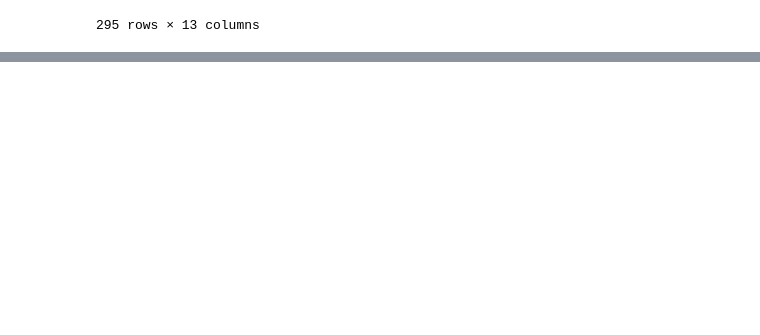
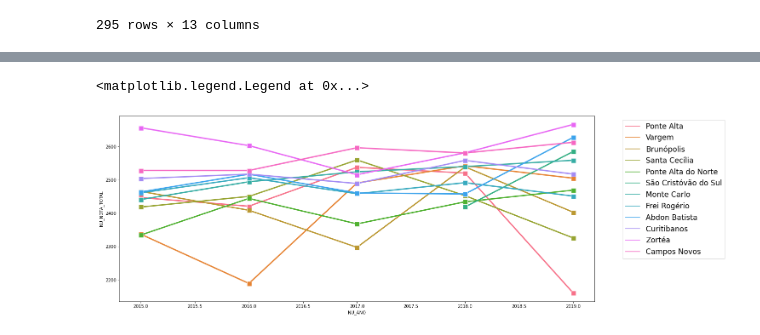
Before and after one commit to NophaieViscente/AnaliseDadosENEM, a Jupyter notebook: Analisando_Dados_da_Educação_ENEM_SC_Mesorregião_Serrana_|_Microrregião_de_Curitibanos.ipynb, the cells around one changed output, grey strips where cells are left out. Drawn from its saved outputs; the diff is of its cells as text; code cells hidden in the pictures; blank space fills up the shorter version.

```diff
--- a/Analisando_Dados_da_Educação_ENEM_SC_Mesorregião_Serrana_|_Microrregião_de_Curitibanos.ipynb
+++ b/Analisando_Dados_da_Educação_ENEM_SC_Mesorregião_Serrana_|_Microrregião_de_Curitibanos.ipynb
@@ -330,0 +339,10 @@ plt.show()
+# %%
+fig11, ax11 = plt.subplots(figsize=(20,8))
+dados_filtrados_nota_total = dados_completos_ENEM_IBGE.filter(items=['NO_MUNICIPIO_RESIDENCIA','NU_ANO','NU_NOTA_TOTAL'])\
+                                .groupby(['NO_MUNICIPIO_RESIDENCIA','NU_ANO']).mean().sort_values(by='NU_NOTA_TOTAL')
+sns.lineplot(data=dados_filtrados_nota_total,x='NU_ANO',y='NU_NOTA_TOTAL',hue='NO_MUNICIPIO_RESIDENCIA',lw=3,marker='s',
+             markersize=11)
+plt.legend(bbox_to_anchor=(1.05,1),fontsize='xx-large')
+# %% [output]
+<matplotlib.legend.Legend at 0x...>
+[figure, added]
```
Also changed, not shown: parts of 5 cells of this notebook.
